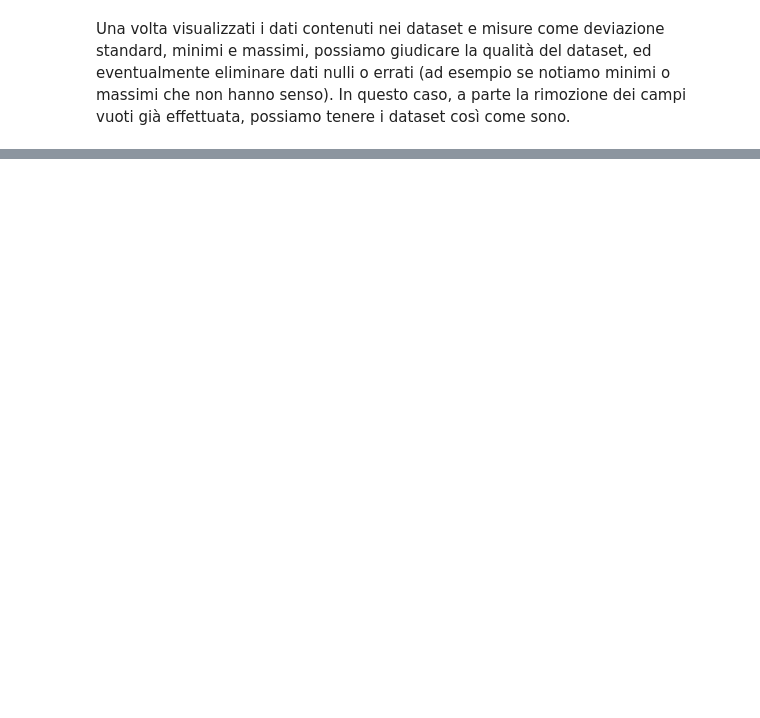
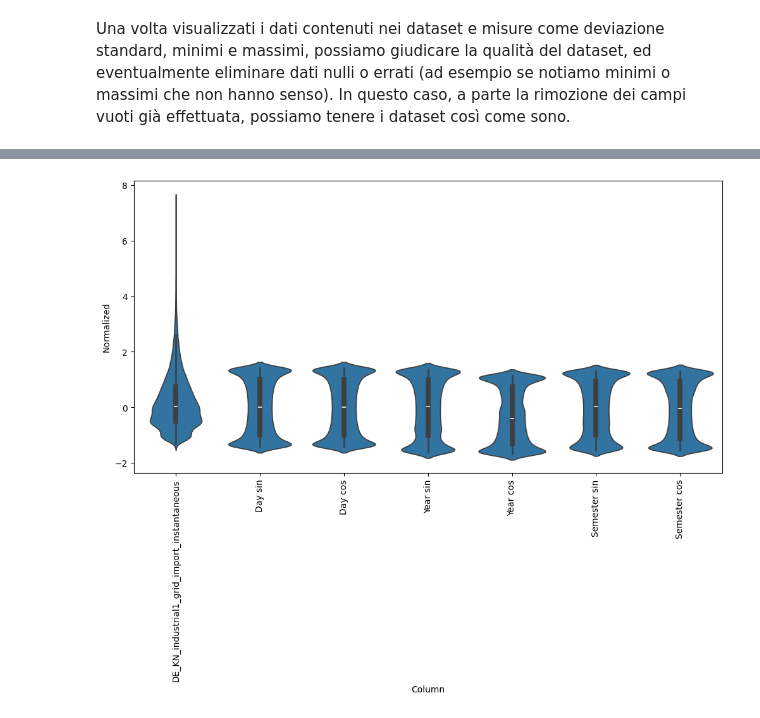
Before and after one commit to legitSamuel0029/time-series-forecasting-for-energy-import, a Jupyter notebook: playground.ipynb, the cells around one changed output, grey strips where cells are left out. Cells and saved outputs as stored; diff of their text form; code cells hidden in the pictures; blank space fills up the shorter version.

Commit message:
Aggiunto training modelli

```diff
--- a/playground.ipynb
+++ b/playground.ipynb
@@ -306,0 +549,34 @@ Possiamo notare come non siano ovvie le frequenze più importanti per ogni datas
+# %%
+train_mean_industrial = train_df_industrial.mean()
+train_std_industrial = train_df_industrial.std()
+train_df_industrial = (
+    train_df_industrial - train_mean_industrial
+) / train_std_industrial
+val_df_industrial = (val_df_industrial - train_mean_industrial) / train_std_industrial
+test_df_industrial = (test_df_industrial - train_mean_industrial) / train_std_industrial
+
+train_mean_residential = train_df_residential.mean()
+train_std_residential = train_df_residential.std()
+train_df_residential = (
+    train_df_residential - train_mean_residential
+) / train_std_residential
+val_df_residential = (
+    val_df_residential - train_mean_residential
+) / train_std_residential
+test_df_residential = (
+    test_df_residential - train_mean_residential
+) / train_std_residential
+
+train_mean_school = train_df_school.mean()
+train_std_school = train_df_school.std()
+train_df_school = (train_df_school - train_mean_school) / train_std_school
+val_df_school = (val_df_school - train_mean_school) / train_std_school
+test_df_school = (test_df_school - train_mean_school) / train_std_school
+# %%
+df_std_industrial = (df_industrial - train_mean_industrial) / train_std_industrial
+df_std_industrial = df_std_industrial.melt(var_name="Column", value_name="Normalized")
+plt.figure(figsize=(12, 6))
+ax = sns.violinplot(x="Column", y="Normalized", data=df_std_industrial)
+_ = ax.set_xticklabels(df_industrial.keys(), rotation=90)
+# %% [output]
+[figure, added]
```
Also changed, not shown: parts of 98 cells of this notebook, 11 other files.
